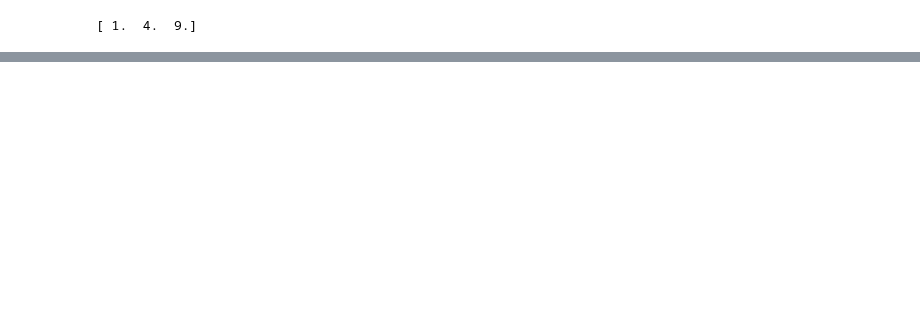
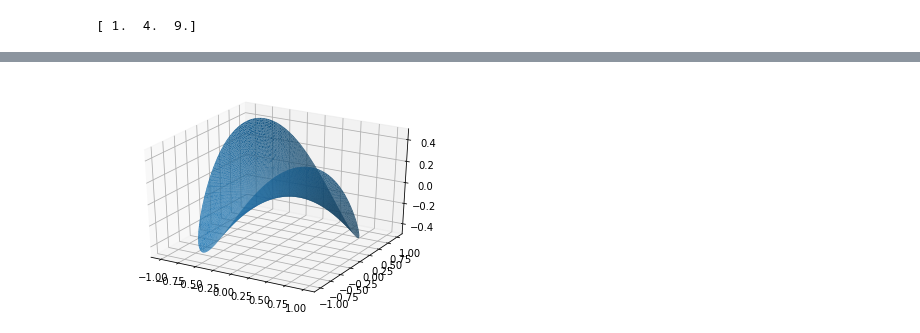
Before and after one commit to KiranArun/tensorflow, a Jupyter notebook: notebooks/tensorflow_playing.ipynb, the cells around one changed output, grey strips where cells are left out. Cells and saved outputs as stored; diff of their text form; code cells hidden in the pictures; blank space fills up the shorter version.

```diff
--- a/notebooks/tensorflow_playing.ipynb
+++ b/notebooks/tensorflow_playing.ipynb
@@ -177,0 +231,22 @@ ax.plot_surface(x, y, z)
+# %%
+n_radii = 64
+n_angles = 128
+
+radii = np.linspace(0.125, 1.0, n_radii)
+angles = np.linspace(0, 2*np.pi, n_angles, endpoint=False)
+
+angles = np.repeat(angles[..., np.newaxis], n_radii, axis=1)
+
+x = np.append(0, (radii*np.cos(angles)).flatten())
+y = np.append(0, (radii*np.sin(angles)).flatten())
+
+z = np.sin(-x*y)
+
+fig = plt.figure()
+ax = fig.gca(projection='3d')
+
+ax.plot_trisurf(x, y, z, linewidth=0.2, antialiased=True)
+
+plt.show()
+# %% [output]
+[figure, added]
```
Also changed, not shown: parts of 10 cells of this notebook.
